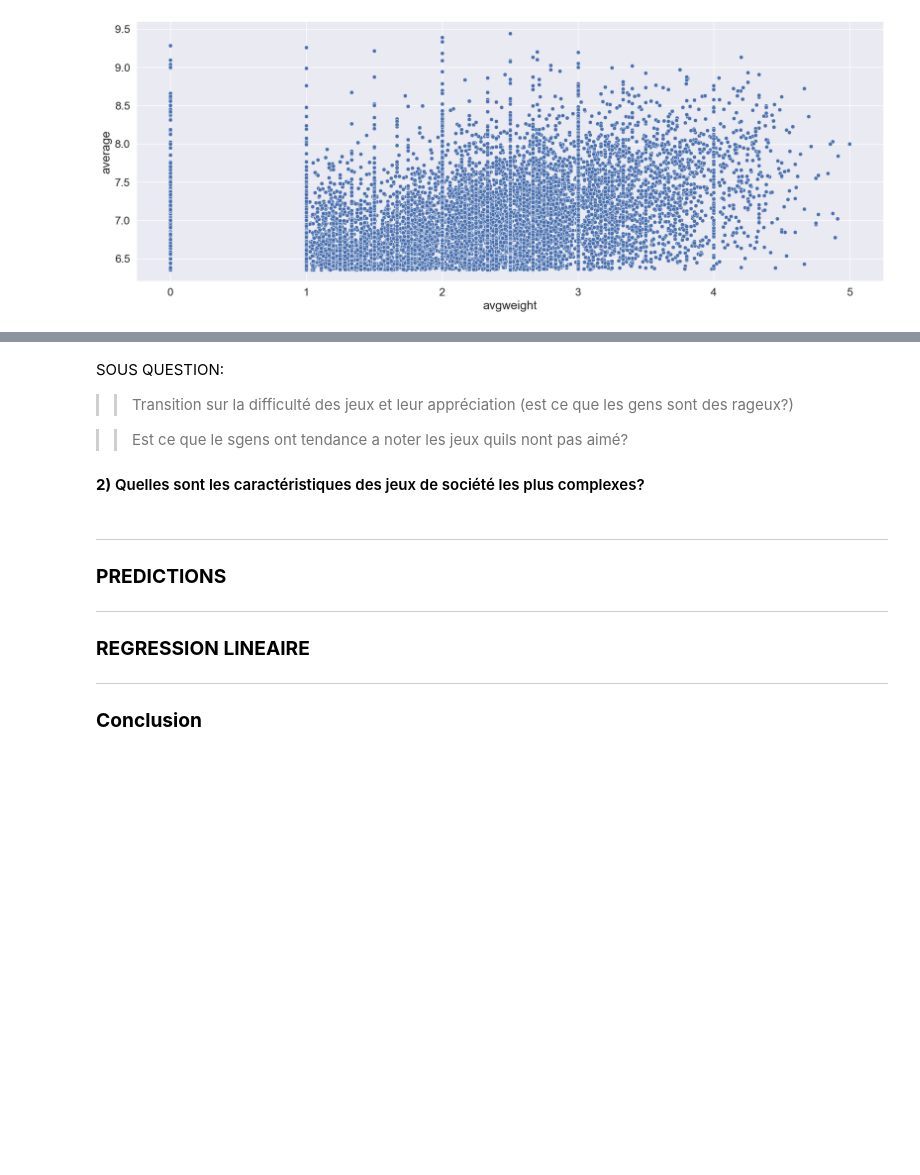
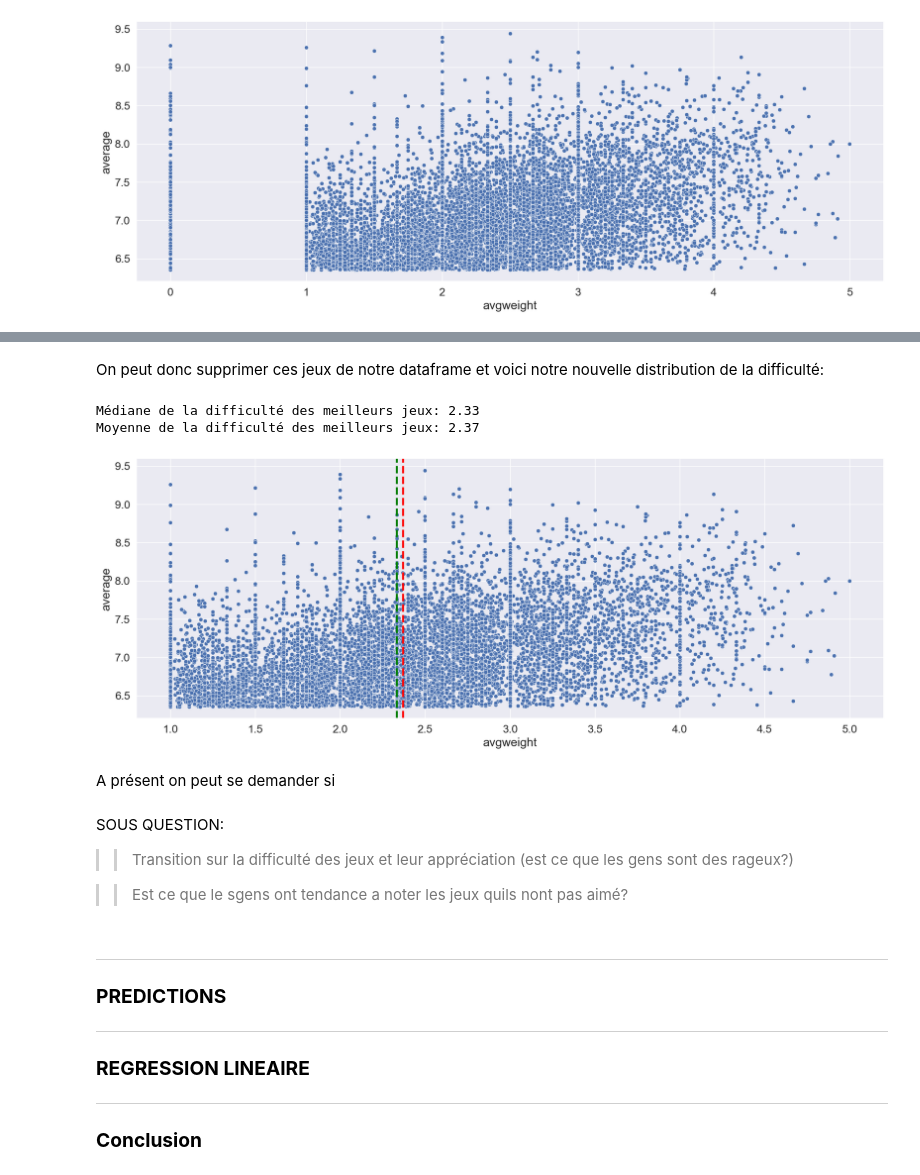
Before and after one commit to LOISGALLAUD/issd, a Jupyter notebook: PROJET/LGALLAUD.ipynb, the cells around one changed output, grey strips where cells are left out. Drawn from its saved outputs; the diff is of its cells as text; code cells hidden in the pictures; blank space fills up the shorter version.

```diff
--- a/PROJET/LGALLAUD.ipynb
+++ b/PROJET/LGALLAUD.ipynb
@@ -477,3 +507,24 @@ _Remarques_:
+# %% [markdown]
+On peut donc supprimer ces jeux de notre dataframe et voici notre nouvelle distribution de la difficulté:
+# %%
+difficulty = good_games[good_games['avgweight'] > 0]
+mean_difficulty = difficulty['avgweight'].mean()
+median_difficulty = difficulty['avgweight'].median()
+
+print(f"Médiane de la difficulté des meilleurs jeux: {median_difficulty:.2f}")
+print(f"Moyenne de la difficulté des meilleurs jeux: {mean_difficulty:.2f}")
+
+plt.figure(figsize=(20,7))
+sns.scatterplot(data=difficulty, x='avgweight', y='average')
+plt.axvline(mean_difficulty, color='red', linestyle='dashed', linewidth=3)
+plt.axvline(median_difficulty, color='green', linestyle='dashed', linewidth=3)
+plt.show()
+# %% [output]
+Médiane de la difficulté des meilleurs jeux: 2.33
+Moyenne de la difficulté des meilleurs jeux: 2.37
+[figure, added]
+# %% [markdown]
+A présent on peut se demander si
 # %% [markdown]
 
 
@@ -481,8 +532,6 @@ SOUS QUESTION:
 >> Transition sur la difficulté des jeux et leur appréciation (est ce que les gens sont des rageux?)
 
 >> Est ce que le sgens ont tendance a noter les jeux quils nont pas aimé?
-
-#### **2)** Quelles sont les caractéristiques des jeux de société les plus complexes?
 # %% [markdown]
 ---
 
```
Also changed, not shown: parts of 21 cells of this notebook, 3 other files.
